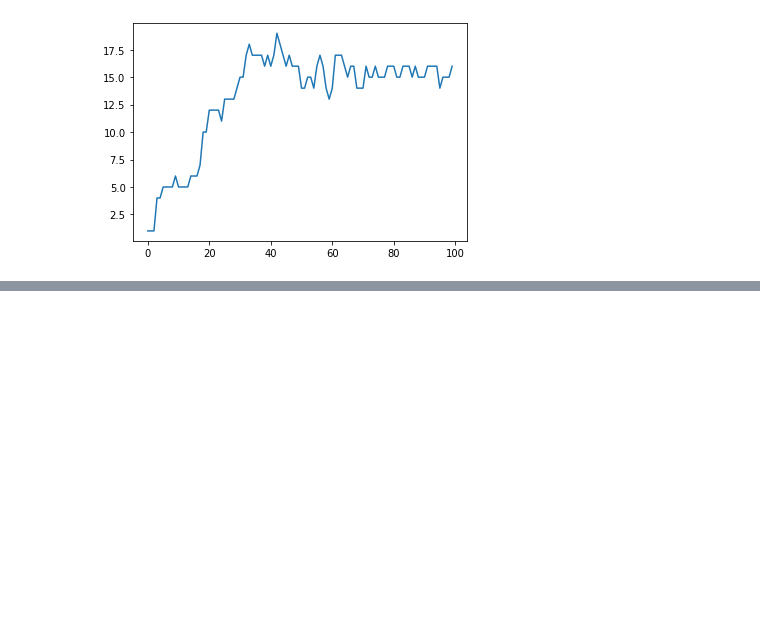
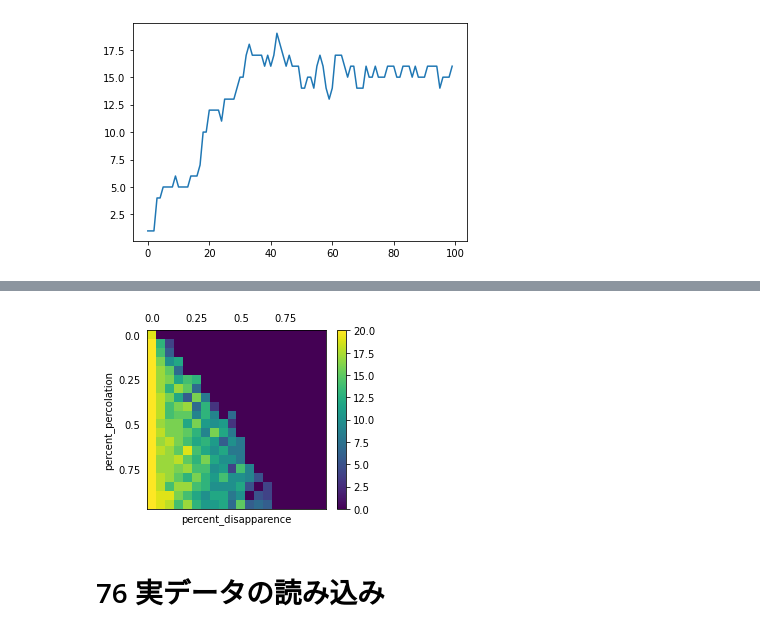
Before and after one commit to letitride/PandasDataAnalyze, a Jupyter notebook: chapter08/ch08.ipynb, the cells around one changed output, grey strips where cells are left out. Cells and saved outputs as stored; diff of their text form; code cells hidden in the pictures; blank space fills up the shorter version.

```diff
--- a/chapter08/ch08.ipynb
+++ b/chapter08/ch08.ipynb
@@ -141,0 +144,17 @@ plt.show()
+# %%
+T_NUM = 100
+NUM_PhaseDiagram = 20
+phaseDiagram = np.zeros( (NUM_PhaseDiagram, NUM_PhaseDiagram))
+for i_p in range(NUM_PhaseDiagram):
+    print(i_p)
+    for i_d in range(NUM_PhaseDiagram):
+        print(i_d)
+        percent_percolation = 0.05*i_p
+        percent_disapparence = 0.05*i_d
+        list_active[0] = 1
+        for t in range(T_NUM):
+            list_active = simulate_population(
+                NUM, list_active, percent_percolation,
+                percent_disapparence,df_links
+            )
+        phaseDiagram[i_p][i_d] = sum(list_active)
@@ -141,0 +179,16 @@ plt.show()
+# %%
+plt.matshow(phaseDiagram)
+plt.colorbar(shrink=0.8)
+plt.xlabel("percent_disapparence")
+plt.ylabel("percent_percolation")
+plt.xticks(np.arange(0.0, 20.0, 5), np.arange(0.0, 1.0, 0.25))
+plt.yticks(np.arange(0.0, 20.0, 5), np.arange(0.0, 1.0, 0.25))
+plt.tick_params(bottom=False,
+               left=False,
+               right=False,
+               top=False)
+plt.show()
+# %% [output]
+[figure, added]
+# %% [markdown]
+# 76 実データの読み込み
```
Also changed, not shown: parts of 13 cells of this notebook.
